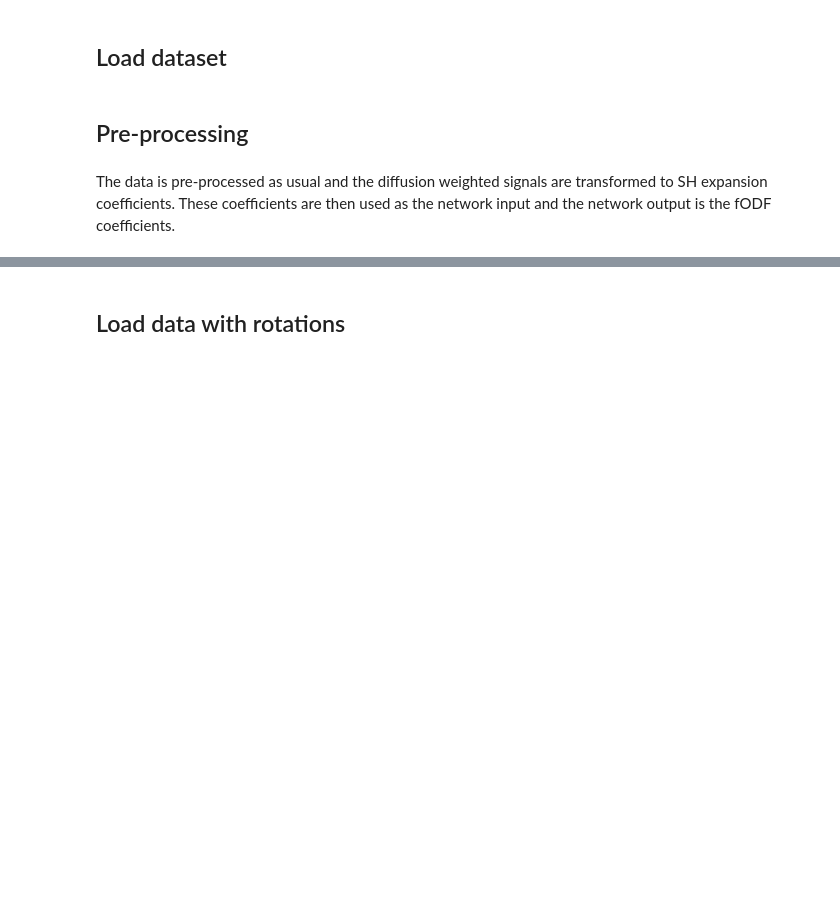
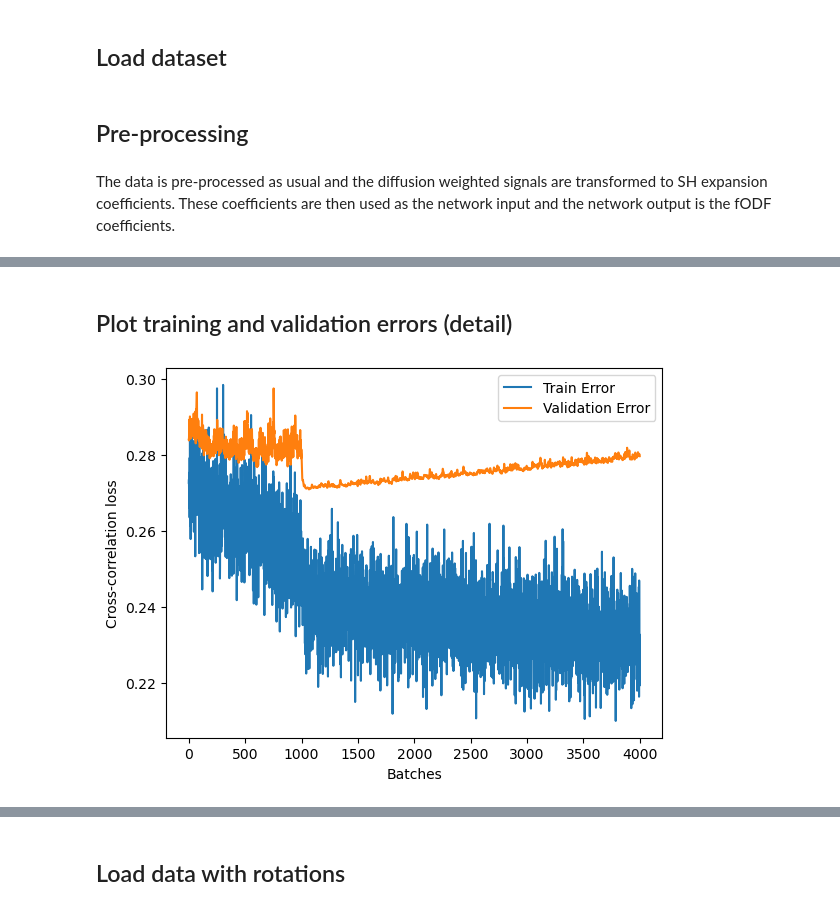
Before and after one commit to AlesRessler/AlesMScProject, a Jupyter notebook: 10 Multi-layer perceptron.ipynb, the cells around one changed output, grey strips where cells are left out. Saved outputs shown, nothing was run; the diff lists cells and outputs as text; code cells hidden in the pictures; blank space fills up the shorter version.

```diff
--- a/10 Multi-layer perceptron.ipynb
+++ b/10 Multi-layer perceptron.ipynb
@@ -142,0 +151,11 @@ plt.show()
+# %% [markdown]
+## Plot training and validation errors (detail)
+# %%
+plt.plot(train_errors[1000:], label='Train Error')
+plt.plot(val_errors[1000:], label='Validation Error')
+plt.xlabel('Batches')
+plt.ylabel('Cross-correlation loss')
+plt.legend()
+plt.show()
+# %% [output]
+[figure, added]
```
Also changed, not shown: parts of 27 cells of this notebook, 4 other files.
